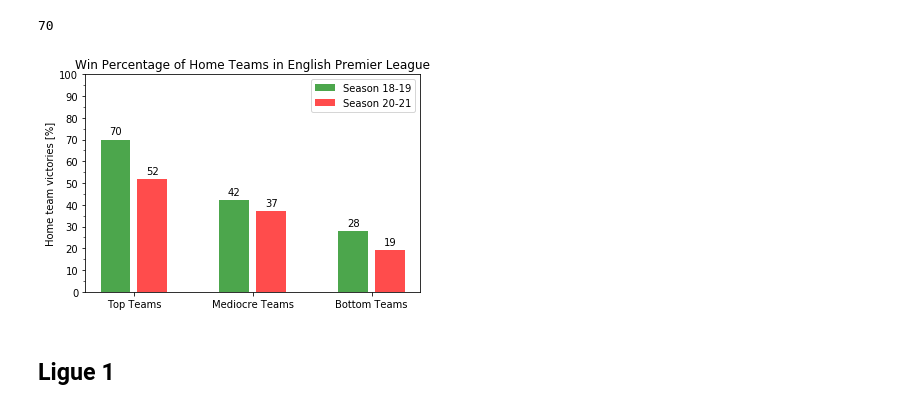
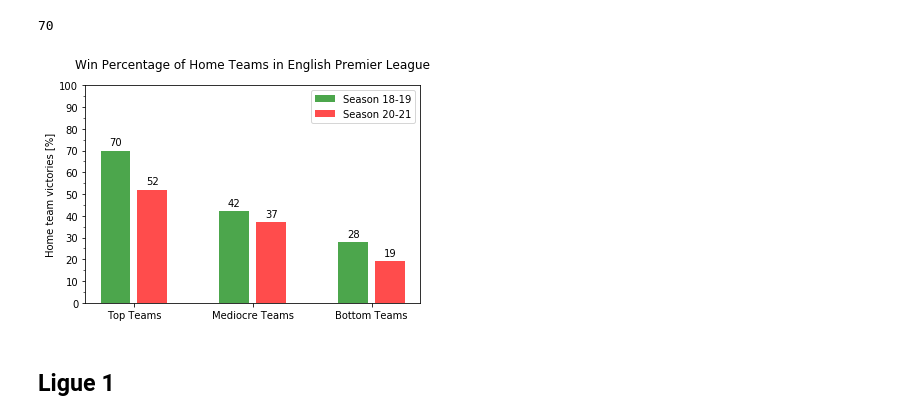
Before and after one commit to cina-r/Soccer_Home_Advantage, a Jupyter notebook: home_advantage.ipynb, the cells around one changed output. Saved outputs shown, nothing was run; the diff lists cells and outputs as text; code cells hidden in the pictures.

Commit message:
Prettify plots

```diff
--- a/home_advantage.ipynb
+++ b/home_advantage.ipynb
@@ -351,35 +351,35 @@ ax.set_xticklabels(labels)
 # ax.set_ylim(0, 100)
 plt.yticks(np.arange(0, 110, 10))
 ax.yaxis.set_minor_locator(tck.MultipleLocator(5))
 ax.legend()
 
 
 def autolabel(rects):
     """Attach a text label above each bar in *rects*, displaying its height."""
     for rect in rects:
         height = rect.get_height()
         ax.annotate('{}'.format(height),
                     xy=(rect.get_x() + rect.get_width() / 2, height),
                     xytext=(0, 3),  # 3 points vertical offset
                     textcoords="offset points",
                     ha='center', va='bottom')
 
 autolabel(rects1)
 autolabel(rects2)
 
 
 # ratio_avg_18 = sum(dict_home_18.values()) / len(dict_home_18)
 # ratio_avg_20 = sum(dict_home_20.values()) / len(dict_home_20)
 # plt.axhline(y=ratio_avg_18, color="green", linestyle="--", alpha=0.7)
 # plt.axhline(y=ratio_avg_20, color="red", linestyle="--", alpha=0.7)
 
 
 # fig.tight_layout()
-plt.title('Win Percentage of Home Teams in English Premier League')
+plt.title('Win Percentage of Home Teams in English Premier League', y=1.05)
 plt.savefig('epl_top_medi_bottom.png')
 # plt.show()
 # %% [output]
-[figure, old version]
+[figure, new version]
 # %% [markdown]
 ## Ligue 1
 # %%
```
Also changed, not shown: parts of 1 cell of this notebook.
